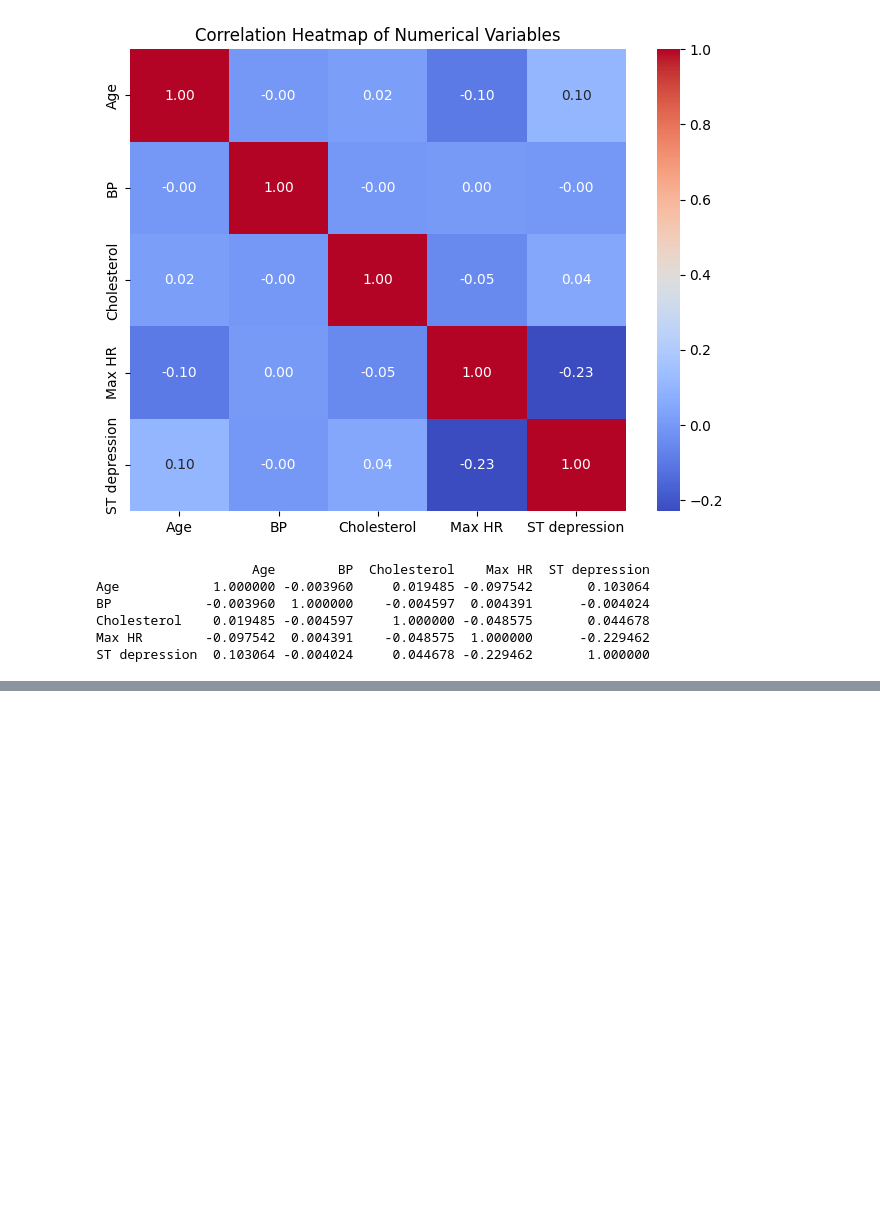
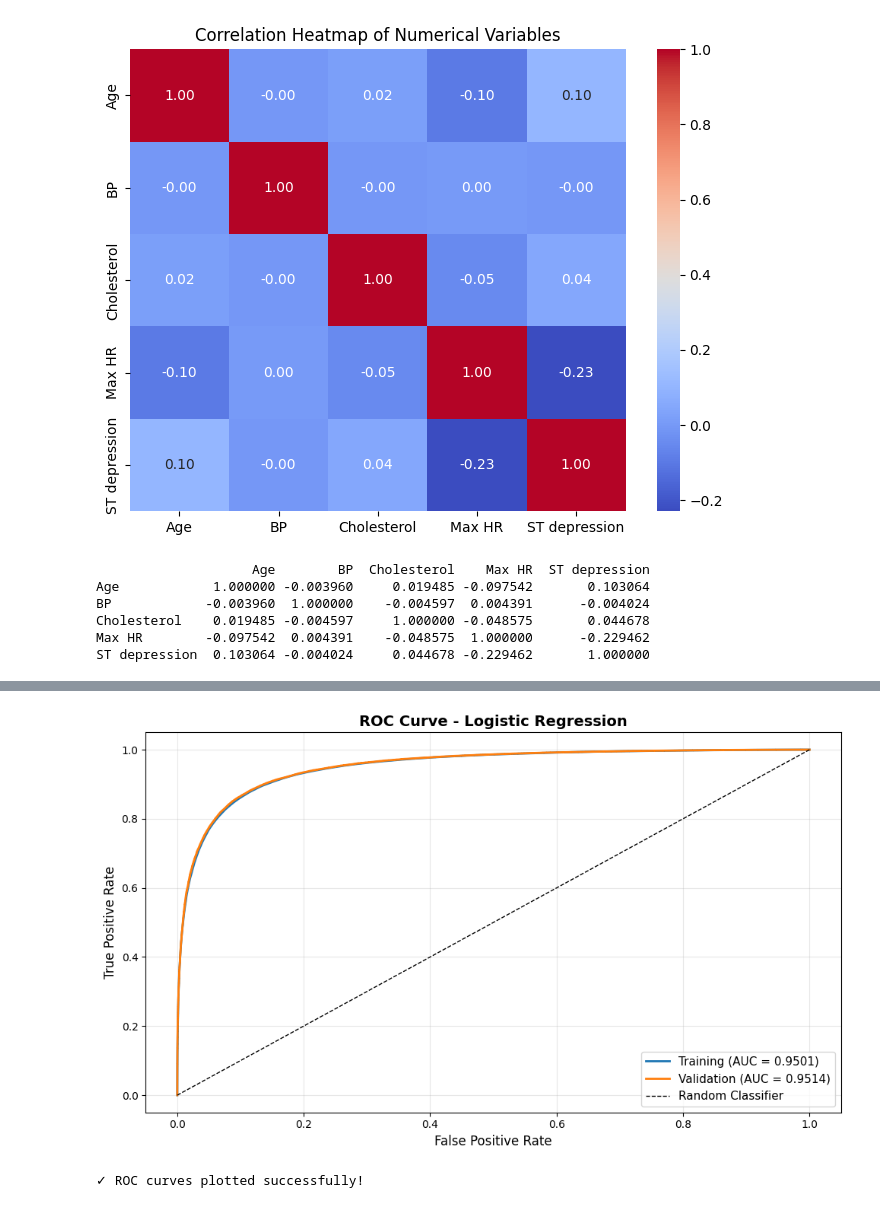
Before and after one commit to Srikar25/Heart_DISEASE_PREDICTION, a Jupyter notebook: analysis.ipynb, the cells around one changed output, grey strips where cells are left out. Drawn from its saved outputs; the diff is of its cells as text; code cells hidden in the pictures; blank space fills up the shorter version.

```diff
--- a/analysis.ipynb
+++ b/analysis.ipynb
@@ -111,0 +166,24 @@ ST depression  0.103064 -0.004024     0.044678 -0.229462       1.000000
+# %%
+# Display encoding mappings
+print("=" * 60)
+print("CATEGORICAL VARIABLE ENCODING MAPPINGS")
+print("=" * 60)
+
+for col in categorical_cols:
+    print(f"\n{col}:")
+    mapping = dict(zip(le_dict[col].classes_, le_dict[col].transform(le_dict[col].classes_)))
+    for original, encoded in mapping.items():
+        print(f"  {original} -> {encoded}")
+
+print(f"\nTarget Variable (Heart Disease):")
+mapping = dict(zip(le_target.classes_, le_target.transform(le_target.classes_)))
+for original, encoded in mapping.items():
+    print(f"  {original} -> {encoded}")
+
+print("\n" + "=" * 60)
+print("NORMALIZATION DETAILS")
+print("=" * 60)
+print(f"\nContinuous variables normalized using StandardScaler")
+print(f"Variables: {continuous_cols}")
+print(f"\nMean (after scaling): {scaler.mean_}")
+print(f"Standard Deviation (after scaling): {scaler.scale_}")
@@ -111,0 +614,21 @@ ST depression  0.103064 -0.004024     0.044678 -0.229462       1.000000
+# %%
+# Visualization of ROC Curves
+fpr_train, tpr_train, _ = roc_curve(y_train, y_train_pred_proba)
+fpr_val, tpr_val, _ = roc_curve(y_val, y_val_pred_proba)
+
+plt.figure(figsize=(10, 6))
+plt.plot(fpr_train, tpr_train, label=f'Training (AUC = {train_auc:.4f})', linewidth=2)
+plt.plot(fpr_val, tpr_val, label=f'Validation (AUC = {val_auc:.4f})', linewidth=2)
+plt.plot([0, 1], [0, 1], 'k--', label='Random Classifier', linewidth=1)
+plt.xlabel('False Positive Rate', fontsize=12)
+plt.ylabel('True Positive Rate', fontsize=12)
+plt.title('ROC Curve - Logistic Regression', fontsize=14, fontweight='bold')
+plt.legend(loc='lower right', fontsize=11)
+plt.grid(alpha=0.3)
+plt.tight_layout()
+plt.show()
+
+print("✓ ROC curves plotted successfully!")
+# %% [output]
+[figure, added]
+✓ ROC curves plotted successfully!
```
Also changed, not shown: parts of 14 cells of this notebook, 3 other files.
